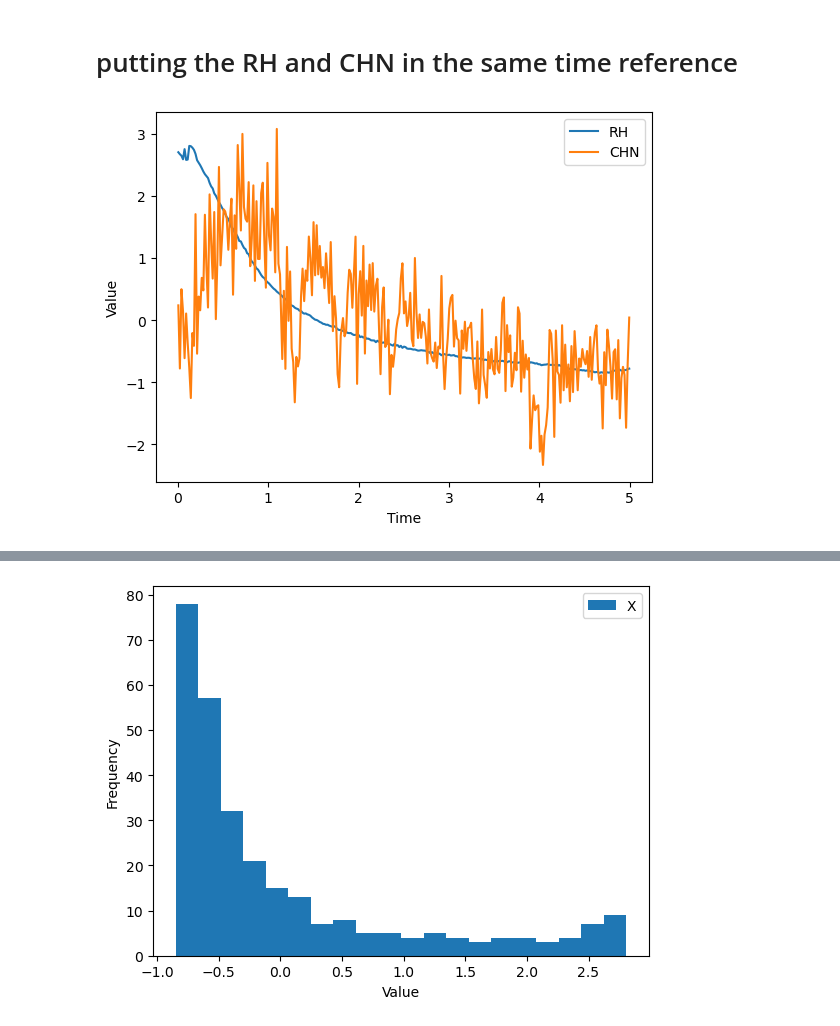
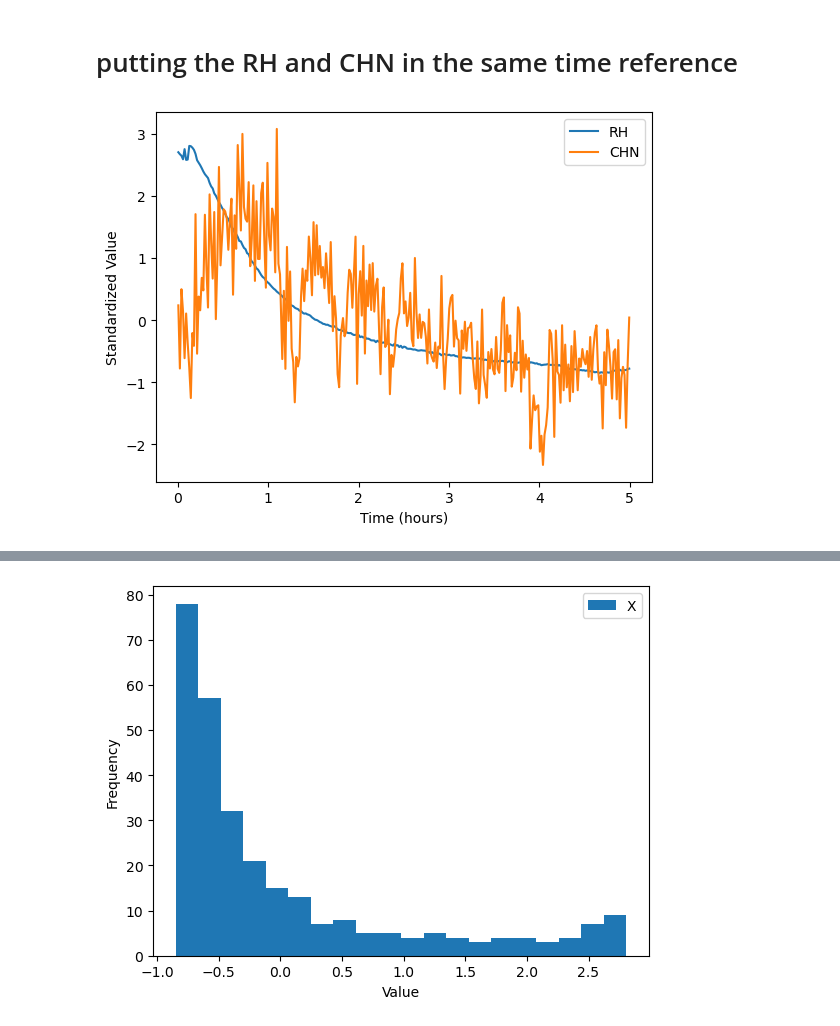
Before and after one commit to masoud-akbarzadeh/Objective_analysis_HW, a Jupyter notebook: hw3_Obj_A/hw3_pr2_obj_a.ipynb, the cells around one changed output, grey strips where cells are left out. Drawn from its saved outputs; the diff is of its cells as text; code cells hidden in the pictures.

```diff
--- a/hw3_Obj_A/hw3_pr2_obj_a.ipynb
+++ b/hw3_Obj_A/hw3_pr2_obj_a.ipynb
@@ -90,13 +90,14 @@ RH_interpolated = np.interp(CHN['t'], RH['t'], RH_standard)
 # %%
 # plotting the interpolated data
 plt.plot(CHN['t'], RH_interpolated, label='RH')
 plt.plot(CHN['t'], CHN_standard, label='CHN')
-plt.xlabel('Time')
-plt.ylabel('Value')
+plt.xlabel('Time (hours)')
+plt.ylabel('Standardized Value')
 plt.legend()
+plt.savefig('RH_CHN.png')
 plt.show()
 # %% [output]
-[figure, old version]
+[figure, new version]
 # %%
 # Setting CHN as Y and interpolated-standardized RH as X
 X = RH_interpolated
```
Also changed, not shown: parts of 4 cells of this notebook, 2 other files.
